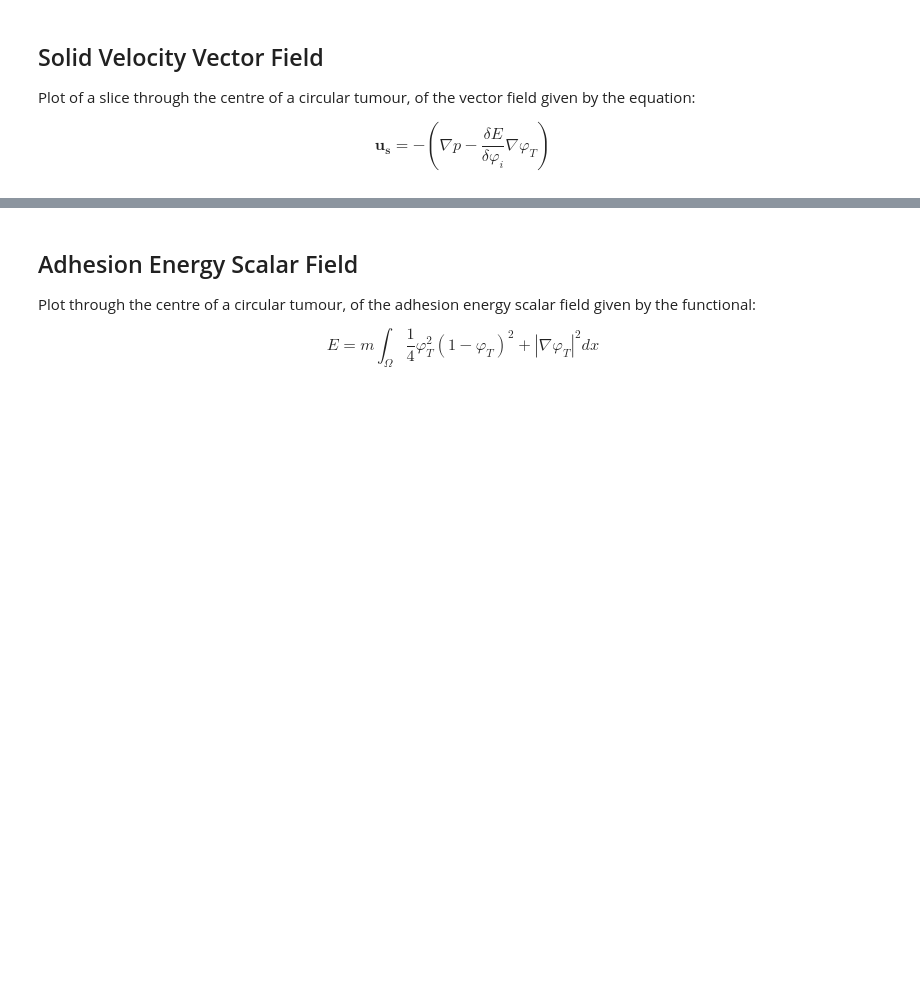
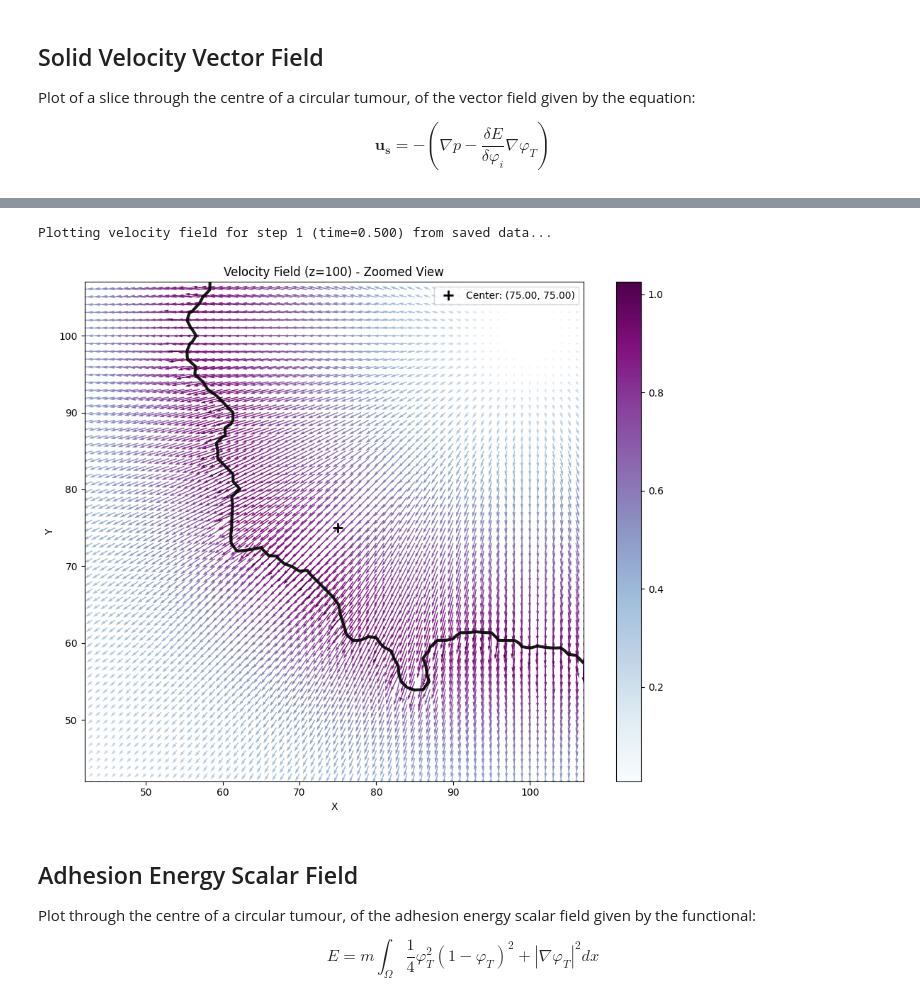
Before and after one commit to rmcnamara101/SCIE3212, a Jupyter notebook: laboratory/physics_fields/physics_fields_validation.ipynb, the cells around one changed output, grey strips where cells are left out. Cells and saved outputs as stored; diff of their text form; code cells hidden in the pictures; blank space fills up the shorter version.

```diff
--- a/laboratory/physics_fields/physics_fields_validation.ipynb
+++ b/laboratory/physics_fields/physics_fields_validation.ipynb
@@ -60,3 +61,8 @@ plotter.plot_velocity_field(step=0, skip=7, scale=10, width=0.005, cmap='GnBu',
+# %%
+plotter.plot_velocity_field_from_saved(simulation_data, step_idx=0, cmap="BuPu", skip=1, scale=20, width=0.002, arrow_density_factor=1.0, z_slice=None, output_dir=None, save_plot=False, show_plot=True, add_boundary_contours=True, tumor_boundary_level=0.5, boundary_color='darkblue', tumor_boundary_color='black', center_x=75, center_y=75, zoom_factor=3.0)
+# %% [output]
+Plotting velocity field for step 1 (time=0.500) from saved data...
+[figure, added]
 # %% [markdown]
 ## Adhesion Energy Scalar Field
 
```
Also changed, not shown: parts of 10 cells of this notebook, 14 other files.
